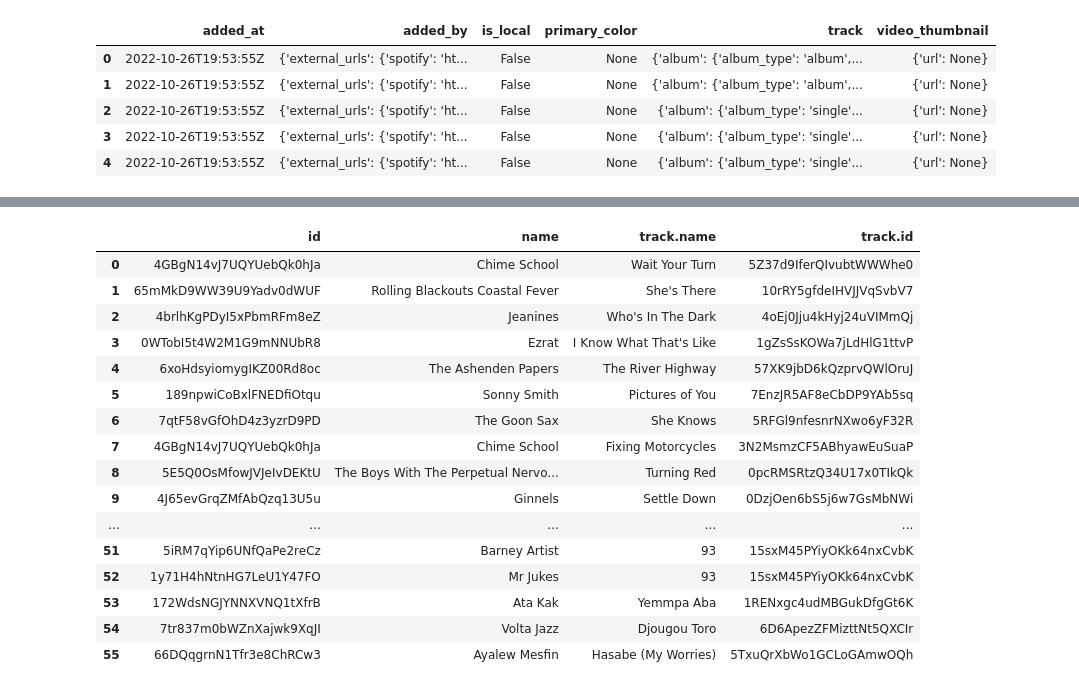
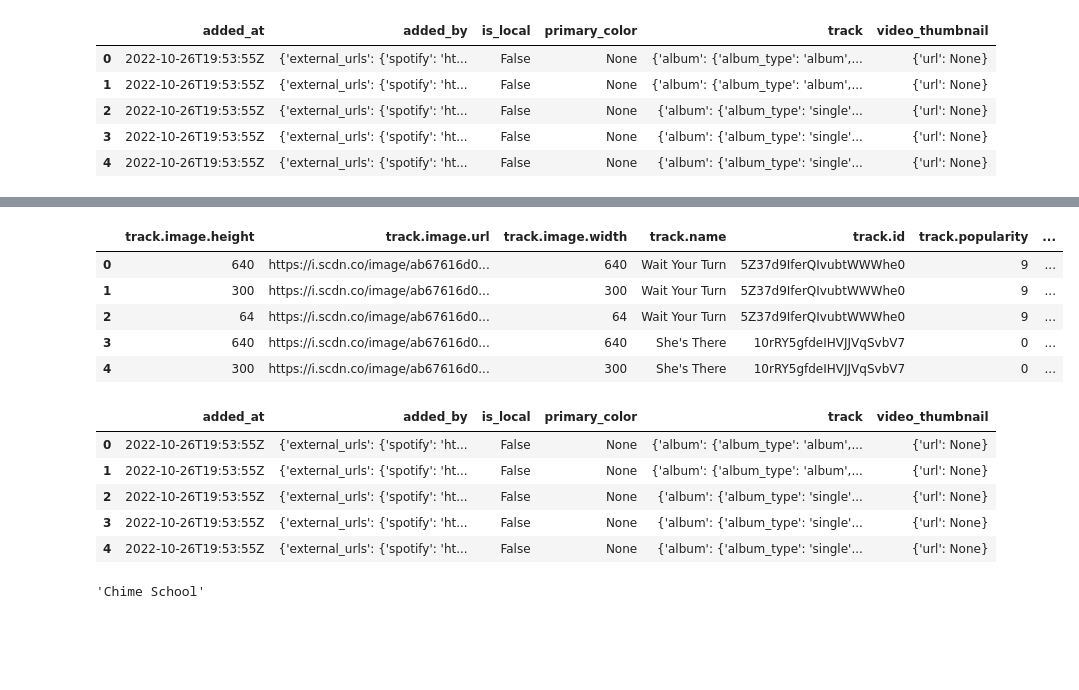
Before and after one commit to januff/spotify-completist, a Jupyter notebook: nbs/index.ipynb, the cells around one changed output, grey strips where cells are left out. Cells and saved outputs as stored; diff of their text form; code cells hidden in the pictures; blank space fills up the shorter version.

Commit message:
to Dataframe

```diff
--- a/nbs/index.ipynb
+++ b/nbs/index.ipynb
@@ -157,20 +141,46 @@ df.head()
+# %%
+# import pandas as pd
+# df = pd.json_normalize(
+#   tracks,
+#   record_prefix="track.image.",
+#   record_path=['track','album','images'],
+#   meta=[['track','name'],['track','id'],['track','popularity'],['track','preview_url'],['track','artists']],
+#   max_level=1,
+#   errors='ignore'
+# )
+# df.head()
+
+import pandas as pd
+df = pd.json_normalize(
+  tracks,
+  # record_prefix="track.",
+  # record_path=['track'],
+  meta=[['track','name'],['track','id'],['track','popularity'],['track','preview_url']],
+  record_prefix="track.image.",
+  record_path=['track','album','images'],
+  max_level=1,
+  errors='ignore'
+)
+df.head()
+# %% [output]
+|  | track.image.height | track.image.url | track.image.width | track.name | track.id | track.popularity | ... |
+| 0 | 640 | https://i.scdn.co/image/ab67616d0... | 640 | Wait Your Turn | 5Z37d9IferQIvubtWWWhe0 | 9 | ... |
+| 1 | 300 | https://i.scdn.co/image/ab67616d0... | 300 | Wait Your Turn | 5Z37d9IferQIvubtWWWhe0 | 9 | ... |
+| 2 | 64 | https://i.scdn.co/image/ab67616d0... | 64 | Wait Your Turn | 5Z37d9IferQIvubtWWWhe0 | 9 | ... |
+| 3 | 640 | https://i.scdn.co/image/ab67616d0... | 640 | She's There | 10rRY5gfdeIHVJJVqSvbV7 | 0 | ... |
+| 4 | 300 | https://i.scdn.co/image/ab67616d0... | 300 | She's There | 10rRY5gfdeIHVJJVqSvbV7 | 0 | ... |
 # %%
 df.drop(columns=['type','uri', 'external_urls.spotify', 'href'])
-# %% [output]
-|  | id | name | track.name | track.id |
-| 0 | 4GBgN14vJ7UQYUebQk0hJa | Chime School | Wait Your Turn | 5Z37d9IferQIvubtWWWhe0 |
-| 1 | 65mMkD9WW39U9Yadv0dWUF | Rolling Blackouts Coastal Fever | She's There | 10rRY5gfdeIHVJJVqSvbV7 |
-| 2 | 4brlhKgPDyI5xPbmRFm8eZ | Jeanines | Who's In The Dark | 4oEj0Jju4kHyj24uVIMmQj |
-| 3 | 0WTobI5t4W2M1G9mNNUbR8 | Ezrat | I Know What That's Like | 1gZsSsKOWa7jLdHlG1ttvP |
-| 4 | 6xoHdsyiomygIKZ00Rd8oc | The Ashenden Papers | The River Highway | 57XK9jbD6kQzprvQWlOruJ |
-| 5 | 189npwiCoBxlFNEDfiOtqu | Sonny Smith | Pictures of You | 7EnzJR5AF8eCbDP9YAb5sq |
-| 6 | 7qtF58vGfOhD4z3yzrD9PD | The Goon Sax | She Knows | 5RFGl9nfesnrNXwo6yF32R |
-| 7 | 4GBgN14vJ7UQYUebQk0hJa | Chime School | Fixing Motorcycles | 3N2MsmzCF5ABhyawEuSuaP |
-| 8 | 5E5Q0OsMfowJVJeIvDEKtU | The Boys With The Perpetual Nervo... | Turning Red | 0pcRMSRtzQ34U17x0TIkQk |
-| 9 | 4J65evGrqZMfAbQzq13U5u | Ginnels | Settle Down | 0DzjOen6bS5j6w7GsMbNWi |
-| ... | ... | ... | ... | ... |
-| 51 | 5iRM7qYip6UNfQaPe2reCz | Barney Artist | 93 | 15sxM45PYiyOKk64nxCvbK |
-| 52 | 1y71H4hNtnHG7LeU1Y47FO | Mr Jukes | 93 | 15sxM45PYiyOKk64nxCvbK |
-| 53 | 172WdsNGJYNNXVNQ1tXfrB | Ata Kak | Yemmpa Aba | 1RENxgc4udMBGukDfgGt6K |
-| 54 | 7tr837m0bWZnXajwk9XqJI | Volta Jazz | Djougou Toro | 6D6ApezZFMizttNt5QXCIr |
-| 55 | 66DQqgrnN1Tfr3e8ChRCw3 | Ayalew Mesfin | Hasabe (My Worries) | 5TxuQrXbWo1GCLoGAmwOQh |
+# %%
+df.head()
+# %% [output]
+|  | added_at | added_by | is_local | primary_color | track | video_thumbnail |
+| 0 | 2022-10-26T19:53:55Z | {'external_urls': {'spotify': 'ht... | False | None | {'album': {'album_type': 'album',... | {'url': None} |
+| 1 | 2022-10-26T19:53:55Z | {'external_urls': {'spotify': 'ht... | False | None | {'album': {'album_type': 'album',... | {'url': None} |
+| 2 | 2022-10-26T19:53:55Z | {'external_urls': {'spotify': 'ht... | False | None | {'album': {'album_type': 'single'... | {'url': None} |
+| 3 | 2022-10-26T19:53:55Z | {'external_urls': {'spotify': 'ht... | False | None | {'album': {'album_type': 'single'... | {'url': None} |
+| 4 | 2022-10-26T19:53:55Z | {'external_urls': {'spotify': 'ht... | False | None | {'album': {'album_type': 'single'... | {'url': None} |
+# %%
+df[0:1]['track.artists'][0][0]['name']
+# %% [output]
+'Chime School'
```
Also changed, not shown: parts of 2 cells of this notebook.
